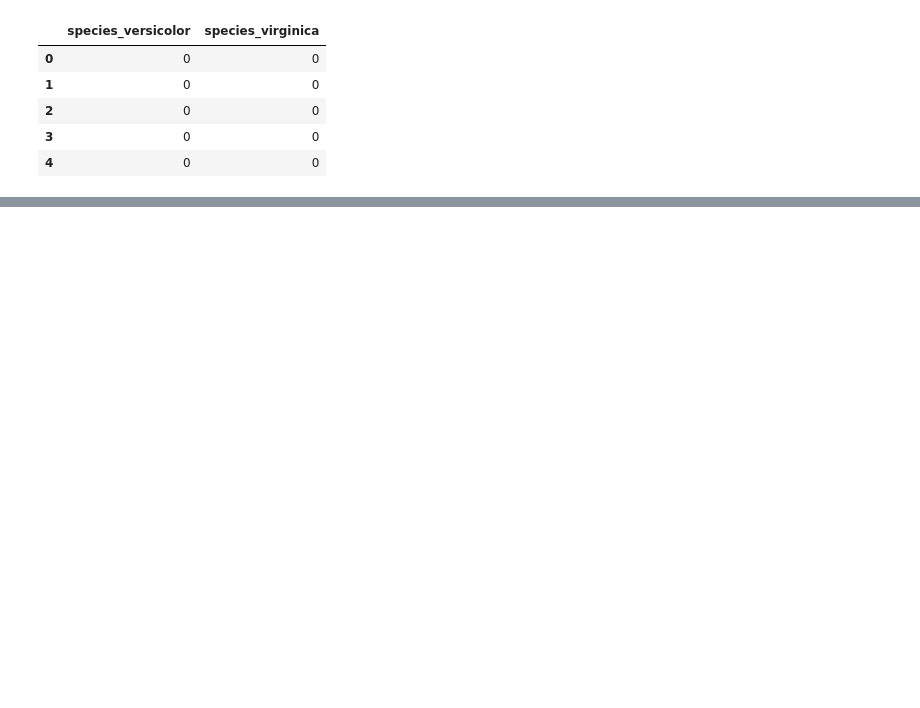
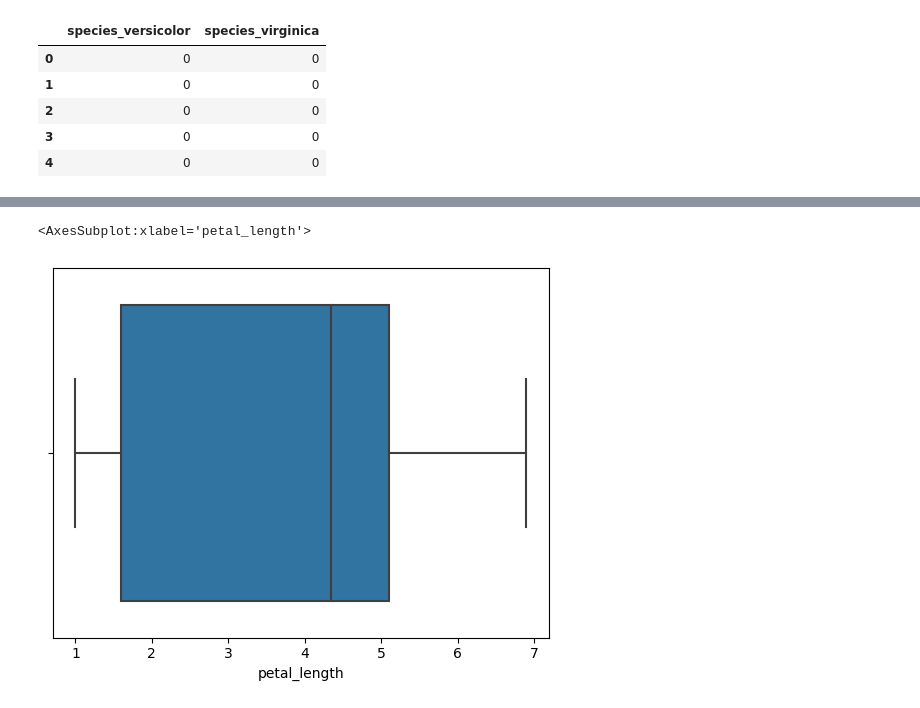
Before and after one commit to carlopdeleon/classification-exercises, a Jupyter notebook: classification_exercises.ipynb, the cells around one changed output, grey strips where cells are left out. Drawn from its saved outputs; the diff is of its cells as text; code cells hidden in the pictures; blank space fills up the shorter version.

```diff
--- a/classification_exercises.ipynb
+++ b/classification_exercises.ipynb
@@ -1006,0 +1097,5 @@ validate.head()
+# %%
+sns.boxplot(iris_explore.petal_length)
+# %% [output]
+<AxesSubplot:xlabel='petal_length'>
+[figure, added]
```
Also changed, not shown: parts of 173 cells of this notebook.
